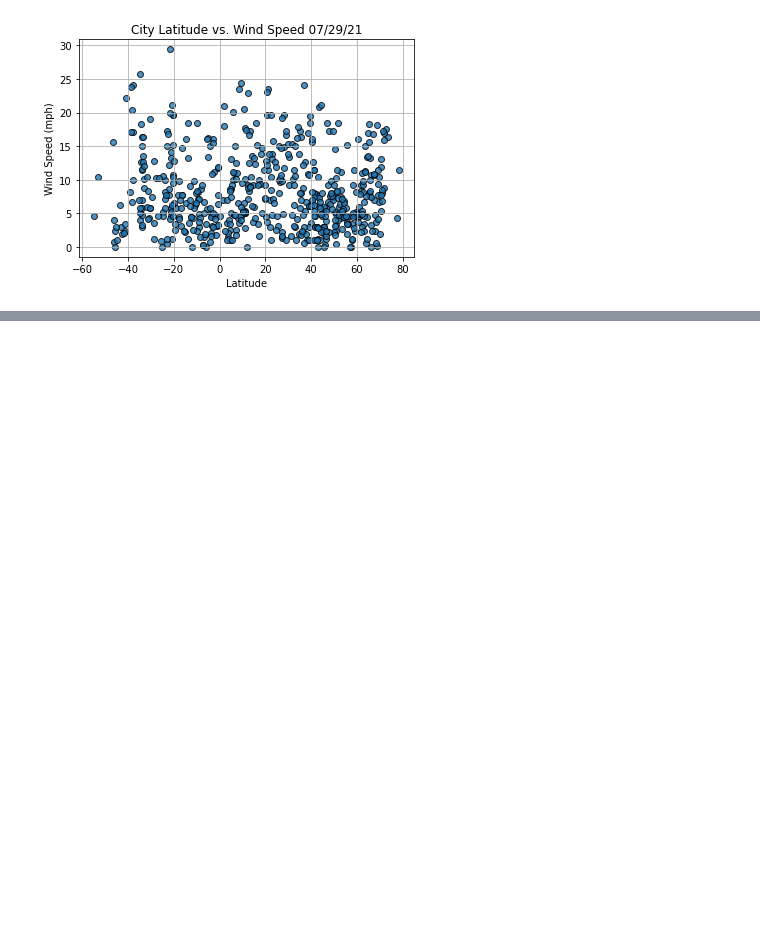
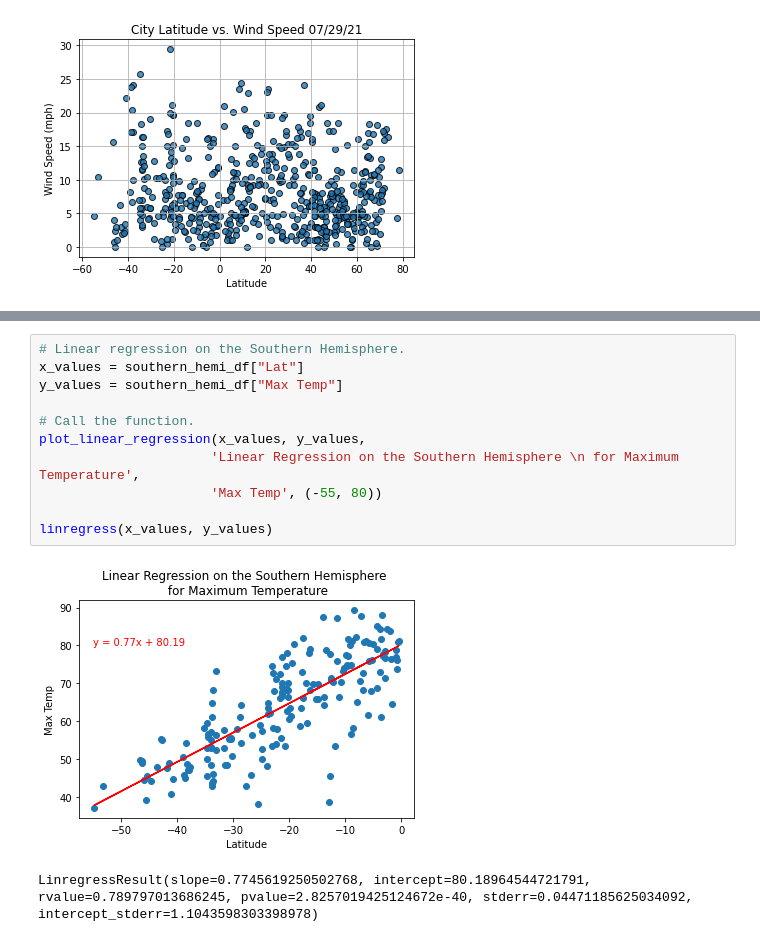
Before and after one commit to bazinga183/World_Weather_Analysis, a Jupyter notebook: WeatherPy.ipynb, the cells around one changed output, grey strips where cells are left out. Cells and saved outputs as stored; diff of their text form; blank space fills up the shorter version.

```diff
--- a/WeatherPy.ipynb
+++ b/WeatherPy.ipynb
@@ -252,0 +335,14 @@ plt.show()
+# %%
+# Linear regression on the Southern Hemisphere.
+x_values = southern_hemi_df["Lat"]
+y_values = southern_hemi_df["Max Temp"]
+
+# Call the function.
+plot_linear_regression(x_values, y_values,
+                      'Linear Regression on the Southern Hemisphere \n for Maximum Temperature',
+                      'Max Temp', (-55, 80))
+
+linregress(x_values, y_values)
+# %% [output]
+[figure, added]
+LinregressResult(slope=0.7745619250502768, intercept=80.18964544721791, rvalue=0.789797013686245, pvalue=2.8257019425124672e-40, stderr=0.04471185625034092, intercept_stderr=1.1043598303398978)
```
Also changed, not shown: parts of 11 cells of this notebook, 1 other file.
